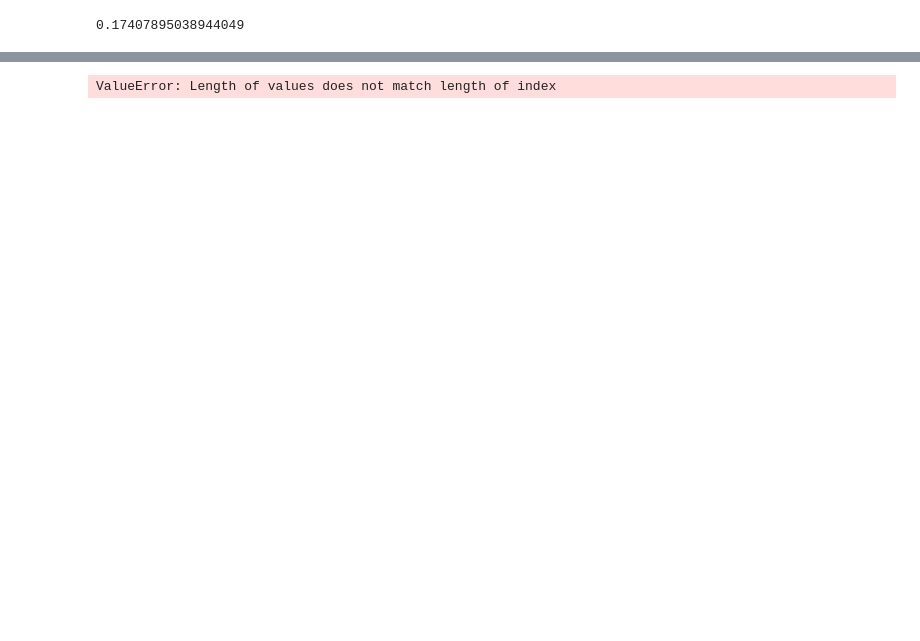
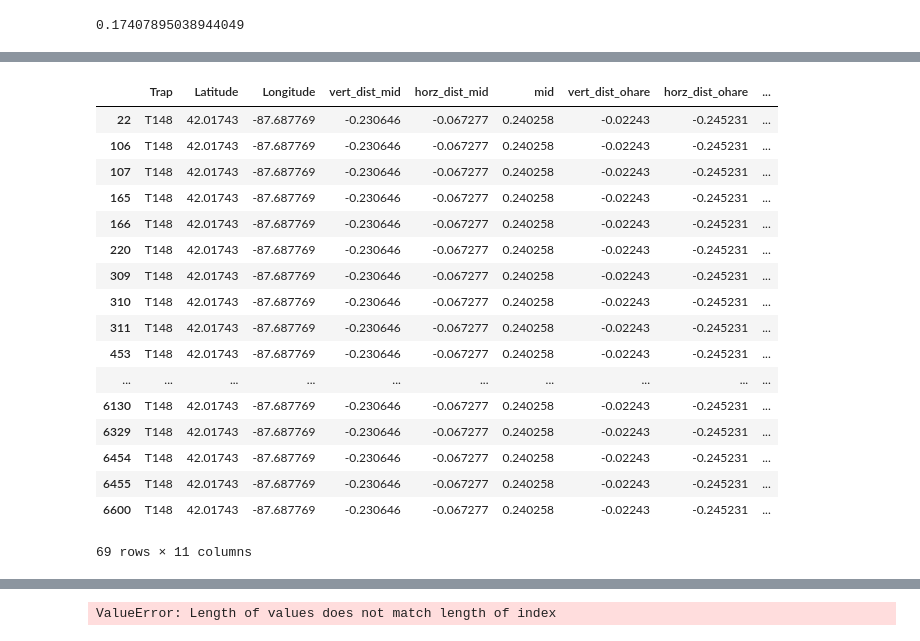
Before and after one commit to ikekram/SpecialSnowflakes, a Jupyter notebook: Project3JCode.ipynb, the cells around one changed output, grey strips where cells are left out. Drawn from its saved outputs; the diff is of its cells as text; code cells hidden in the pictures; blank space fills up the shorter version.

```diff
--- a/Project3JCode.ipynb
+++ b/Project3JCode.ipynb
@@ -102,0 +180,21 @@ See the caveats in the documentation: http://pandas.pydata.org/pandas-docs/stabl
+# %%
+df_distance[df_distance.Trap == 'T148']
+# %% [output]
+|  | Trap | Latitude | Longitude | vert_dist_mid | horz_dist_mid | mid | vert_dist_ohare | horz_dist_ohare | ... |
+| 22 | T148 | 42.01743 | -87.687769 | -0.230646 | -0.067277 | 0.240258 | -0.02243 | -0.245231 | ... |
+| 106 | T148 | 42.01743 | -87.687769 | -0.230646 | -0.067277 | 0.240258 | -0.02243 | -0.245231 | ... |
+| 107 | T148 | 42.01743 | -87.687769 | -0.230646 | -0.067277 | 0.240258 | -0.02243 | -0.245231 | ... |
+| 165 | T148 | 42.01743 | -87.687769 | -0.230646 | -0.067277 | 0.240258 | -0.02243 | -0.245231 | ... |
+| 166 | T148 | 42.01743 | -87.687769 | -0.230646 | -0.067277 | 0.240258 | -0.02243 | -0.245231 | ... |
+| 220 | T148 | 42.01743 | -87.687769 | -0.230646 | -0.067277 | 0.240258 | -0.02243 | -0.245231 | ... |
+| 309 | T148 | 42.01743 | -87.687769 | -0.230646 | -0.067277 | 0.240258 | -0.02243 | -0.245231 | ... |
+| 310 | T148 | 42.01743 | -87.687769 | -0.230646 | -0.067277 | 0.240258 | -0.02243 | -0.245231 | ... |
+| 311 | T148 | 42.01743 | -87.687769 | -0.230646 | -0.067277 | 0.240258 | -0.02243 | -0.245231 | ... |
+| 453 | T148 | 42.01743 | -87.687769 | -0.230646 | -0.067277 | 0.240258 | -0.02243 | -0.245231 | ... |
+| ... | ... | ... | ... | ... | ... | ... | ... | ... | ... |
+| 6130 | T148 | 42.01743 | -87.687769 | -0.230646 | -0.067277 | 0.240258 | -0.02243 | -0.245231 | ... |
+| 6329 | T148 | 42.01743 | -87.687769 | -0.230646 | -0.067277 | 0.240258 | -0.02243 | -0.245231 | ... |
+| 6454 | T148 | 42.01743 | -87.687769 | -0.230646 | -0.067277 | 0.240258 | -0.02243 | -0.245231 | ... |
+| 6455 | T148 | 42.01743 | -87.687769 | -0.230646 | -0.067277 | 0.240258 | -0.02243 | -0.245231 | ... |
+| 6600 | T148 | 42.01743 | -87.687769 | -0.230646 | -0.067277 | 0.240258 | -0.02243 | -0.245231 | ... |
+69 rows × 11 columns
```
Also changed, not shown: parts of 23 cells of this notebook, 2 other files.
